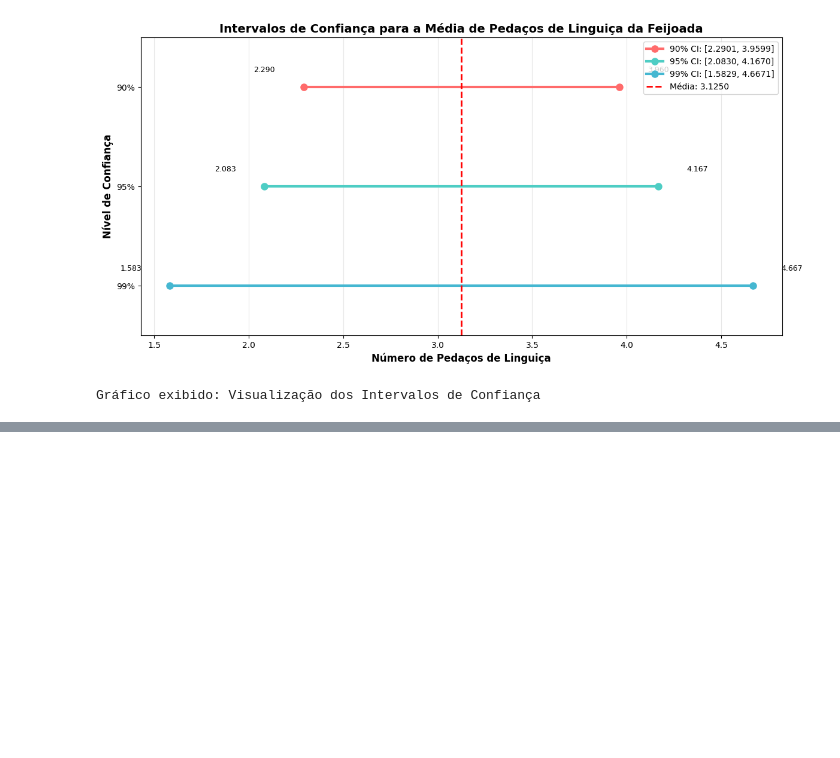
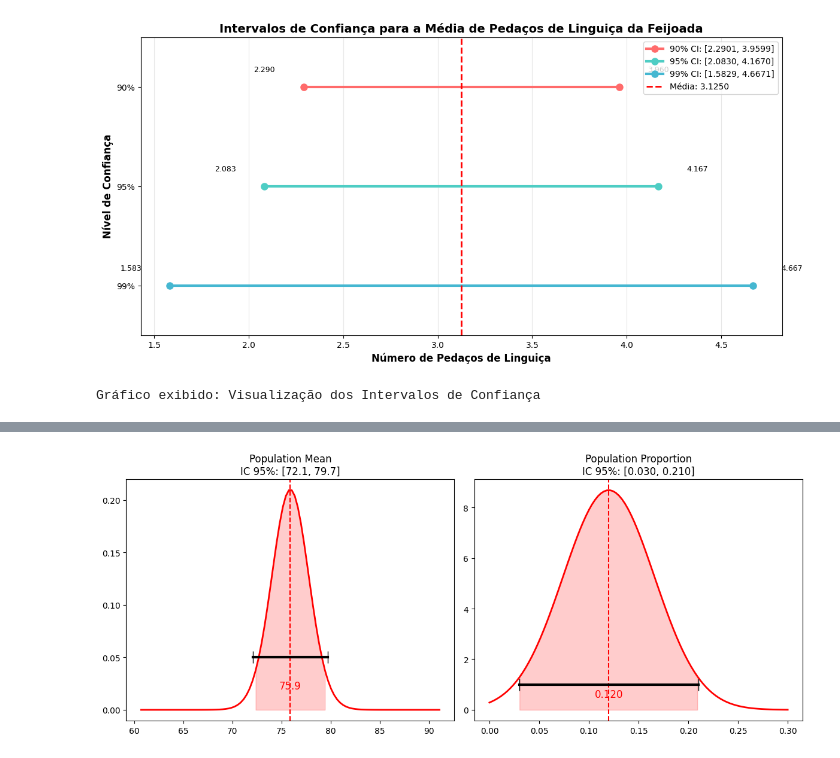
Before and after one commit to marcosrabelocod/Atividade2.2, a Jupyter notebook: 2.2.ipynb, the cells around one changed output, grey strips where cells are left out. Drawn from its saved outputs; the diff is of its cells as text; code cells hidden in the pictures; blank space fills up the shorter version.

```diff
--- a/2.2.ipynb
+++ b/2.2.ipynb
@@ -199,0 +300,86 @@ Gráfico exibido: Visualização dos Intervalos de Confiança
+# %%
+import numpy as np
+import scipy.stats as stats
+import matplotlib.pyplot as plt
+
+# --- 1. GERANDO OS DADOS (Engenharia Reversa) ---
+# O objetivo é criar uma lista de 50 números que resulte na média 75.9
+np.random.seed(42) # Semente para garantir que você tenha o mesmo resultado que eu
+
+n = 50
+target_mean = 75.9
+# O desvio padrão foi calculado para bater com o intervalo [72.1, 79.7]
+target_std = 13.37
+
+# Geramos 44 mulheres com batimento "normal" e 6 com "alto" (para dar 12%)
+normal_group = np.random.normal(72, 5, 44)
+high_group = np.random.normal(102, 2, 6)
+data = np.concatenate([normal_group, high_group])
+
+# Ajuste Matemático Fino:
+# Forçamos os números a terem EXATAMENTE a média e desvio padrão do slide
+current_mean = np.mean(data)
+current_std = np.std(data, ddof=1)
+data = (data - current_mean) / current_std * target_std + target_mean
+
+# Arredondando para parecer dados reais de frequencia cardiaca
+data = np.round(data, 1)
+
+print("--- LISTA DE DADOS GERADA (50 Mulheres) ---")
+print(data)
+print("-" * 30)
+
+# --- 2. CÁLCULOS ESTATÍSTICOS ---
+
+# LADO ESQUERDO: Intervalo para a Média (T-Student)
+# x_barra +/- t * (s / raiz(n))
+sample_mean = np.mean(data)
+sample_std = np.std(data, ddof=1)
+dof = n - 1 # Graus de liberdade
+t_crit = stats.t.ppf(0.975, dof) # 95% de confiança (bicaudal)
+
+error_margin_mean = t_crit * (sample_std / np.sqrt(n))
+ci_mean = (sample_mean - error_margin_mean, sample_mean + error_margin_mean)
+
+# LADO DIREITO: Intervalo para Proporção (Normal Z)
+# p +/- z * raiz(p*(1-p)/n)
+count_high = np.sum(data >= 100) # Deve ser aprox 6
+p_hat = count_high / n
+z_crit = stats.norm.ppf(0.975) # 1.96
+
+error_margin_prop = z_crit * np.sqrt((p_hat * (1 - p_hat)) / n)
+ci_prop = (p_hat - error_margin_prop, p_hat + error_margin_prop)
+
+print(f"Média Amostral: {sample_mean:.1f}")
+print(f"IC Média (95%): {ci_mean[0]:.1f} até {ci_mean[1]:.1f}")
+print(f"Proporção Amostral: {p_hat:.3f}")
+print(f"IC Proporção (95%): {ci_prop[0]:.3f} até {ci_prop[1]:.3f}")
+
+# --- 3. PLOTAGEM DOS GRÁFICOS ---
+fig, (ax1, ax2) = plt.subplots(1, 2, figsize=(12, 5))
+
+# Gráfico 1: Média
+x = np.linspace(sample_mean - 4*error_margin_mean, sample_mean + 4*error_margin_mean, 100)
+y = stats.t.pdf(x, dof, sample_mean, sample_std/np.sqrt(n))
+ax1.plot(x, y, 'r-', lw=2)
+ax1.fill_between(x, y, where=(x >= ci_mean[0]) & (x <= ci_mean[1]), color='red', alpha=0.2)
+ax1.set_title(f"Population Mean\nIC 95%: [{ci_mean[0]:.1f}, {ci_mean[1]:.1f}]")
+ax1.axvline(sample_mean, color='red', linestyle='--')
+# Linhas pretas do intervalo
+ax1.plot([ci_mean[0], ci_mean[1]], [0.05, 0.05], color='black', lw=3, marker='|', markersize=15)
+ax1.text(sample_mean, 0.02, f"{sample_mean:.1f}", ha='center', color='red', fontsize=12)
+
+# Gráfico 2: Proporção
+x2 = np.linspace(0, 0.3, 100)
+y2 = stats.norm.pdf(x2, p_hat, error_margin_prop/1.96) # Usando erro padrão estimado
+ax2.plot(x2, y2, 'r-', lw=2)
+ax2.fill_between(x2, y2, where=(x2 >= ci_prop[0]) & (x2 <= ci_prop[1]), color='red', alpha=0.2)
+ax2.set_title(f"Population Proportion\nIC 95%: [{ci_prop[0]:.3f}, {ci_prop[1]:.3f}]")
+ax2.axvline(p_hat, color='red', linestyle='--')
+# Linhas pretas do intervalo
+ax2.plot([ci_prop[0], ci_prop[1]], [1, 1], color='black', lw=3, marker='|', markersize=15)
+ax2.text(p_hat, 0.5, f"{p_hat:.3f}", ha='center', color='red', fontsize=12)
+
+plt.tight_layout()
+plt.savefig('intervals_reproduction.png')
+# %% [output]
@@ -199,0 +397 @@ Gráfico exibido: Visualização dos Intervalos de Confiança
+[figure, added]
```
Also changed, not shown: parts of 11 cells of this notebook, 1 other file.
